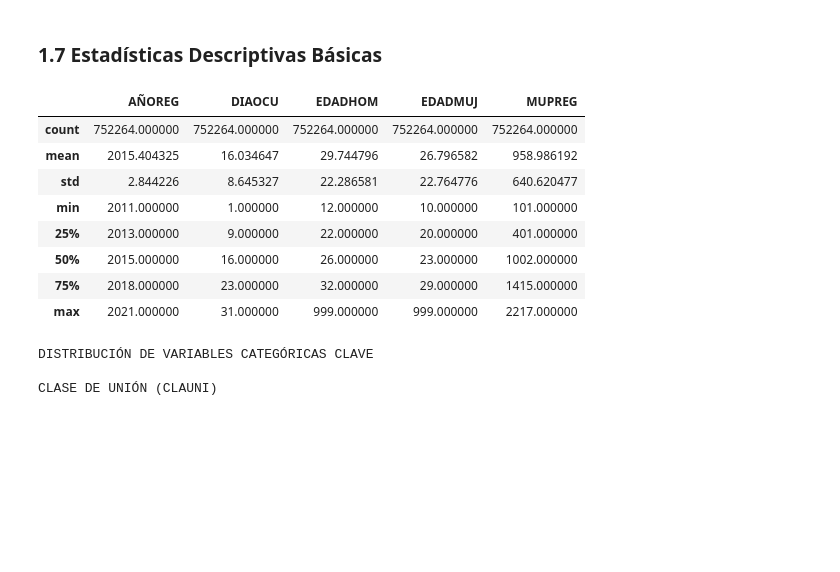
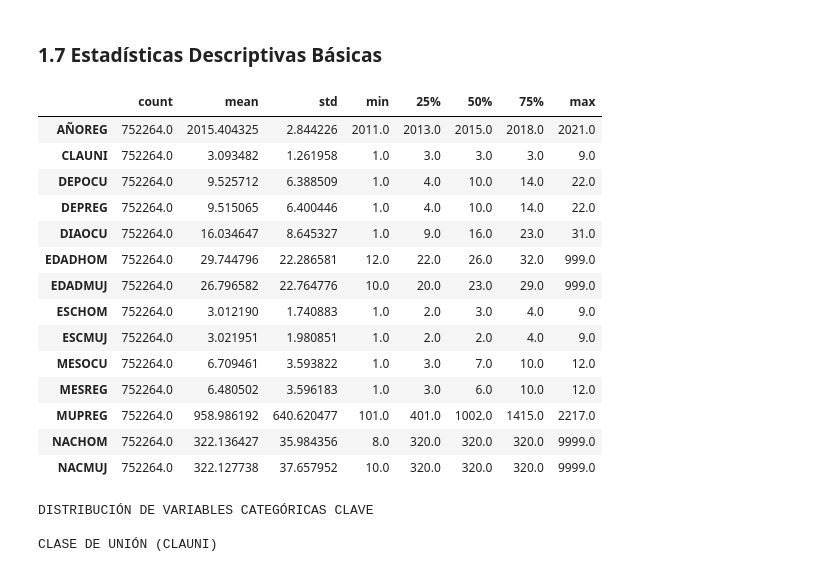
Before and after one commit to Branuvg/proyecto1_mineria, a Jupyter notebook: analisis_matrimonio.ipynb, the cells around one changed output. Cells and saved outputs as stored; diff of their text form; code cells hidden in the pictures; blank space fills up the shorter version.

```diff
--- a/analisis_matrimonio.ipynb
+++ b/analisis_matrimonio.ipynb
@@ -216,17 +205,23 @@ dtype: object
 ### 1.7 Estadísticas Descriptivas Básicas
 # %%
 # Resumen estadístico de variables numéricas
-display(df[variables_numericas].describe())
+display(df.describe().T)
 # %% [output]
-|  | AÑOREG | DIAOCU | EDADHOM | EDADMUJ | MUPREG |
-| count | 752264.000000 | 752264.000000 | 752264.000000 | 752264.000000 | 752264.000000 |
-| mean | 2015.404325 | 16.034647 | 29.744796 | 26.796582 | 958.986192 |
-| std | 2.844226 | 8.645327 | 22.286581 | 22.764776 | 640.620477 |
-| min | 2011.000000 | 1.000000 | 12.000000 | 10.000000 | 101.000000 |
-| 25% | 2013.000000 | 9.000000 | 22.000000 | 20.000000 | 401.000000 |
-| 50% | 2015.000000 | 16.000000 | 26.000000 | 23.000000 | 1002.000000 |
-| 75% | 2018.000000 | 23.000000 | 32.000000 | 29.000000 | 1415.000000 |
-| max | 2021.000000 | 31.000000 | 999.000000 | 999.000000 | 2217.000000 |
+|  | count | mean | std | min | 25% | 50% | 75% | max |
+| AÑOREG | 752264.0 | 2015.404325 | 2.844226 | 2011.0 | 2013.0 | 2015.0 | 2018.0 | 2021.0 |
+| CLAUNI | 752264.0 | 3.093482 | 1.261958 | 1.0 | 3.0 | 3.0 | 3.0 | 9.0 |
+| DEPOCU | 752264.0 | 9.525712 | 6.388509 | 1.0 | 4.0 | 10.0 | 14.0 | 22.0 |
+| DEPREG | 752264.0 | 9.515065 | 6.400446 | 1.0 | 4.0 | 10.0 | 14.0 | 22.0 |
+| DIAOCU | 752264.0 | 16.034647 | 8.645327 | 1.0 | 9.0 | 16.0 | 23.0 | 31.0 |
+| EDADHOM | 752264.0 | 29.744796 | 22.286581 | 12.0 | 22.0 | 26.0 | 32.0 | 999.0 |
+| EDADMUJ | 752264.0 | 26.796582 | 22.764776 | 10.0 | 20.0 | 23.0 | 29.0 | 999.0 |
+| ESCHOM | 752264.0 | 3.012190 | 1.740883 | 1.0 | 2.0 | 3.0 | 4.0 | 9.0 |
+| ESCMUJ | 752264.0 | 3.021951 | 1.980851 | 1.0 | 2.0 | 2.0 | 4.0 | 9.0 |
+| MESOCU | 752264.0 | 6.709461 | 3.593822 | 1.0 | 3.0 | 7.0 | 10.0 | 12.0 |
+| MESREG | 752264.0 | 6.480502 | 3.596183 | 1.0 | 3.0 | 6.0 | 10.0 | 12.0 |
+| MUPREG | 752264.0 | 958.986192 | 640.620477 | 101.0 | 401.0 | 1002.0 | 1415.0 | 2217.0 |
+| NACHOM | 752264.0 | 322.136427 | 35.984356 | 8.0 | 320.0 | 320.0 | 320.0 | 9999.0 |
+| NACMUJ | 752264.0 | 322.127738 | 37.657952 | 10.0 | 320.0 | 320.0 | 320.0 | 9999.0 |
 # %%
 # Frecuencias de variables categóricas clave
 print("DISTRIBUCIÓN DE VARIABLES CATEGÓRICAS CLAVE")
```
Also changed, not shown: parts of 3 cells of this notebook.
